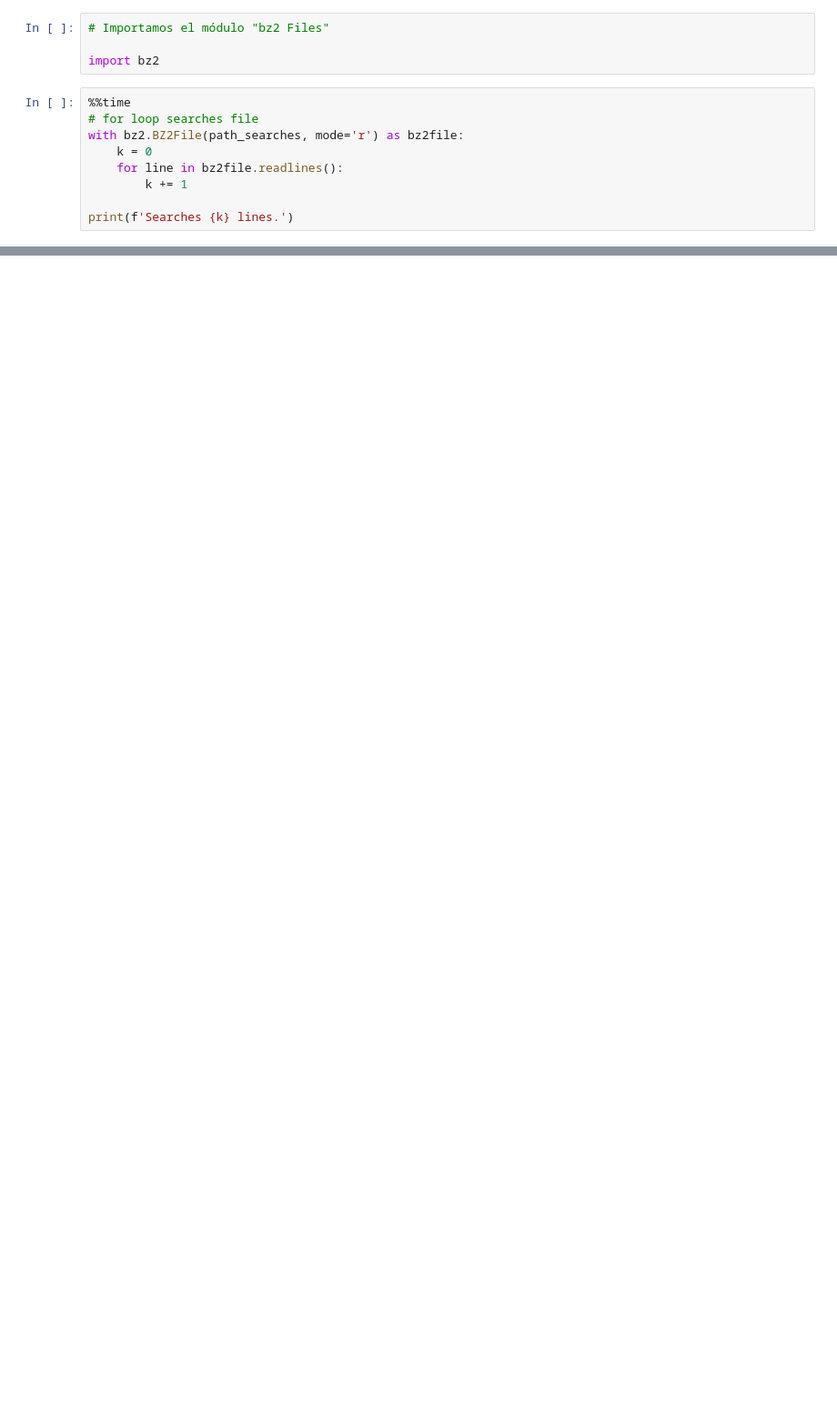
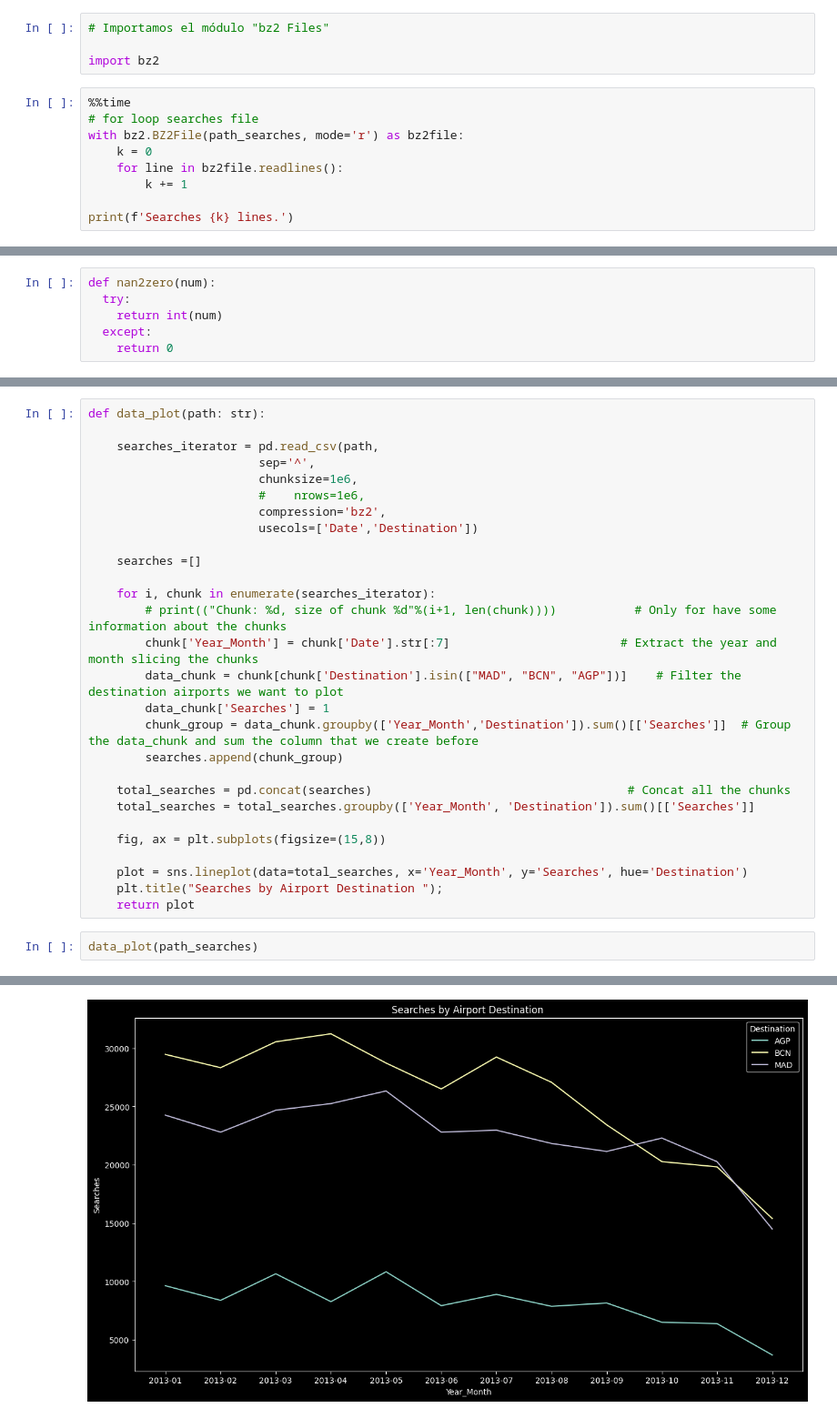
Before and after one commit to pablovdcf/DS_Challenge, a Jupyter notebook: ds_exercises/DS_Challenge_all-exercises.ipynb, the cells around one changed output, grey strips where cells are left out. Shown at 91% size. Drawn from its saved outputs; the diff is of its cells as text; blank space fills up the shorter version.

```diff
--- a/ds_exercises/DS_Challenge_all-exercises.ipynb
+++ b/ds_exercises/DS_Challenge_all-exercises.ipynb
@@ -73,0 +122,6 @@ print(f'Searches {k} lines.')
+# %%
+def nan2zero(num):
+  try:
+    return int(num)
+  except:
+    return 0
@@ -73,0 +357,31 @@ print(f'Searches {k} lines.')
+# %%
+def data_plot(path: str):
+
+    searches_iterator = pd.read_csv(path,
+                        sep='^',
+                        chunksize=1e6,
+                        #    nrows=1e6,
+                        compression='bz2',
+                        usecols=['Date','Destination'])
+
+    searches =[]
+
+    for i, chunk in enumerate(searches_iterator):
+        # print(("Chunk: %d, size of chunk %d"%(i+1, len(chunk))))           # Only for have some information about the chunks
+        chunk['Year_Month'] = chunk['Date'].str[:7]                        # Extract the year and month slicing the chunks
+        data_chunk = chunk[chunk['Destination'].isin(["MAD", "BCN", "AGP"])]    # Filter the destination airports we want to plot
+        data_chunk['Searches'] = 1
+        chunk_group = data_chunk.groupby(['Year_Month','Destination']).sum()[['Searches']]  # Group the data_chunk and sum the column that we create before
+        searches.append(chunk_group)
+
+    total_searches = pd.concat(searches)                                    # Concat all the chunks
+    total_searches = total_searches.groupby(['Year_Month', 'Destination']).sum()[['Searches']]
+
+    fig, ax = plt.subplots(figsize=(15,8))
+
+    plot = sns.lineplot(data=total_searches, x='Year_Month', y='Searches', hue='Destination')
+    plt.title("Searches by Airport Destination ");
+    return plot
+# %%
+data_plot(path_searches)
+# %% [output]
@@ -73,0 +406 @@ print(f'Searches {k} lines.')
+[figure, added]
```
Also changed, not shown: parts of 103 cells of this notebook, 2 other files.
